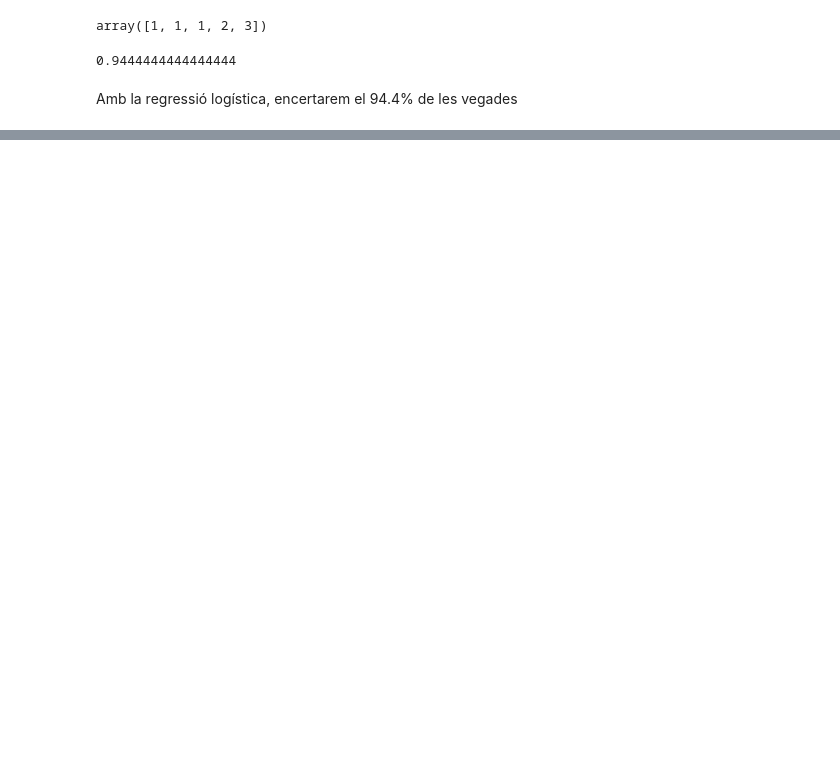
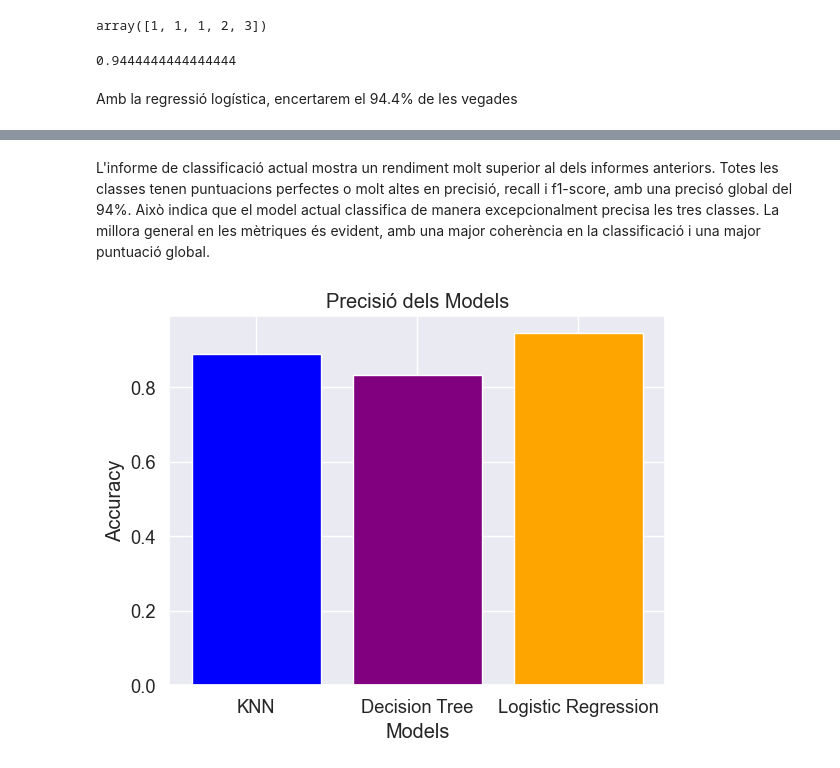
Before and after one commit to edaimon/ML_classification, a Jupyter notebook: T7.1.ipynb, the cells around one changed output, grey strips where cells are left out. Drawn from its saved outputs; the diff is of its cells as text; code cells hidden in the pictures; blank space fills up the shorter version.

```diff
--- a/T7.1.ipynb
+++ b/T7.1.ipynb
@@ -617,0 +833,21 @@ Amb la regressió logística, encertarem el 94.4% de les vegades
+# %% [markdown]
+L'informe de classificació actual mostra un rendiment molt superior al dels informes anteriors. Totes les classes tenen puntuacions perfectes o molt altes en precisió, recall i f1-score, amb una precisó global del 94%. Això indica que el model actual classifica de manera excepcionalment precisa les tres classes. La millora general en les mètriques és evident, amb una major coherència en la classificació i una major puntuació global.
+# %%
+# Defineix les accuracies dels tres models
+accuracies = [accuracy_knn, accuracy_dt, accuracy_lr]
+
+# Defineix els noms dels models
+model_names = ['KNN', 'Decision Tree', 'Logistic Regression']
+
+# Crea un gràfic de barres amb les accuracies
+plt.bar(model_names, accuracies, color=['blue', 'purple', 'orange'])
+
+# Afegix etiquetes i títol al gràfic
+plt.xlabel('Models')
+plt.ylabel('Accuracy')
+plt.title('Precisió dels Models')
+
+# Mostra el gràfic
+plt.show()
+# %% [output]
+[figure, added]
```
Also changed, not shown: parts of 28 cells of this notebook.
